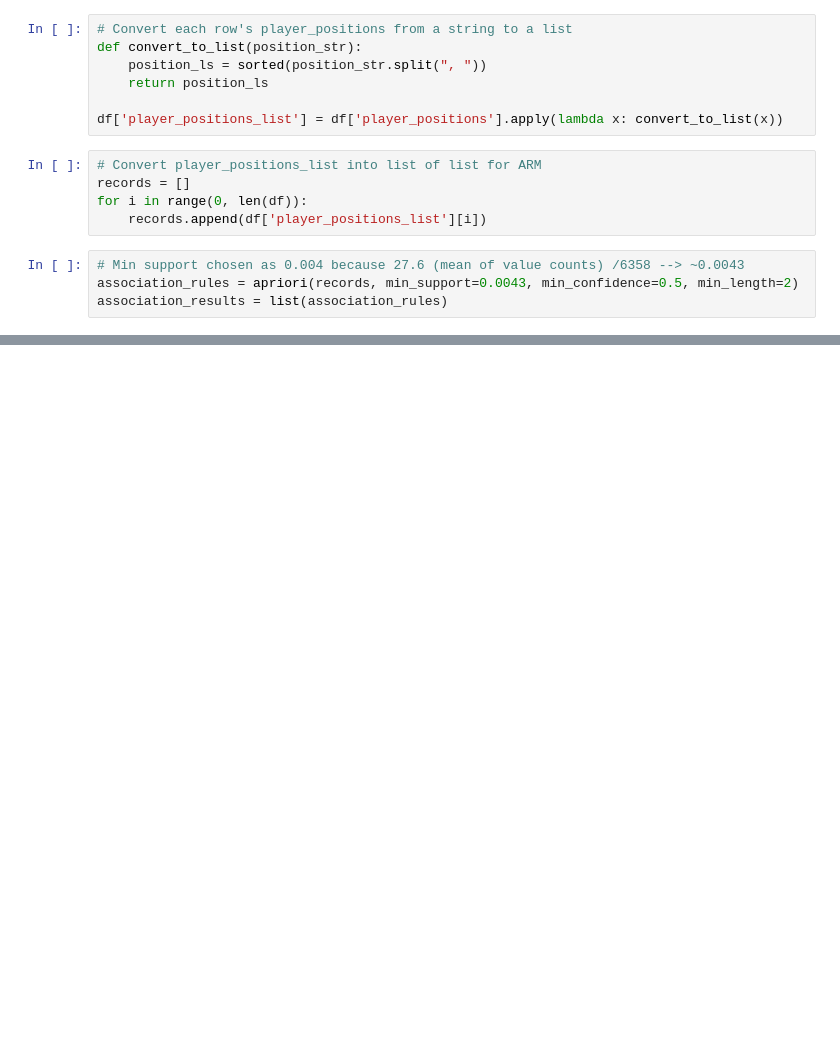
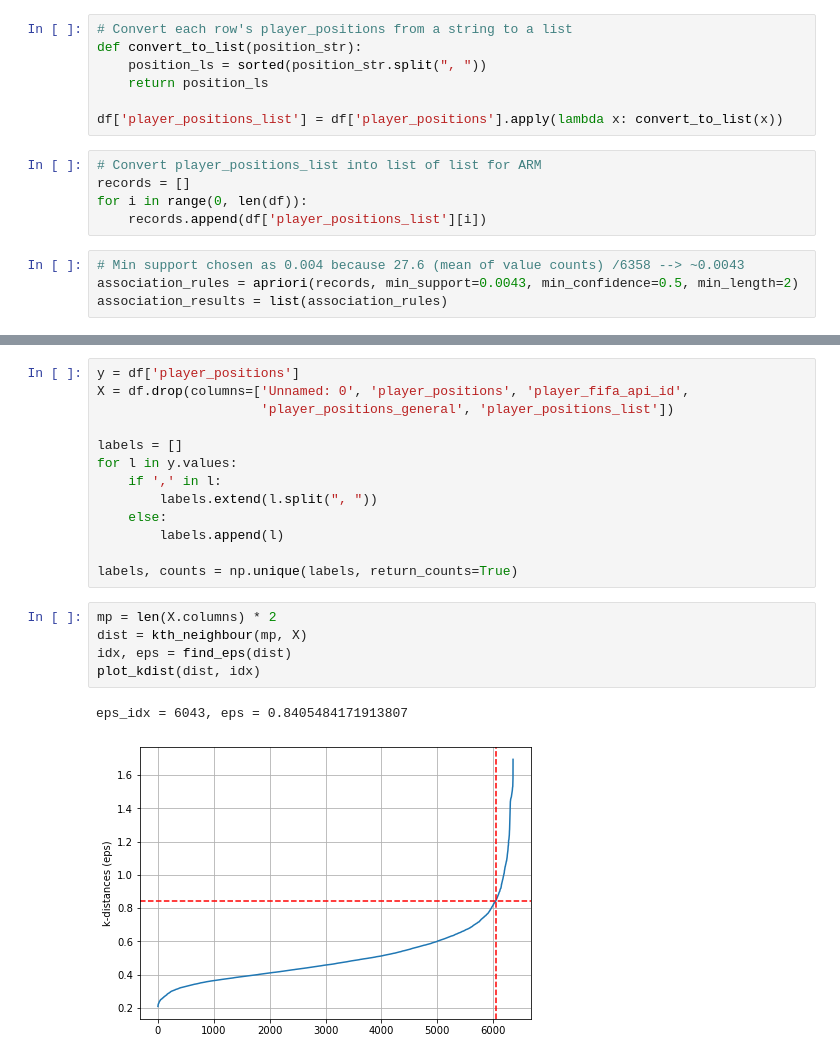
Before and after one commit to limxuanyu127/Soccer-Player-Attributes-Comparison, a Jupyter notebook: fifa_similarity_search/Clustering/association-rule-mining.ipynb, the cells around one changed output, grey strips where cells are left out. Cells and saved outputs as stored; diff of their text form; blank space fills up the shorter version.

```diff
--- a/fifa_similarity_search/Clustering/association-rule-mining.ipynb
+++ b/fifa_similarity_search/Clustering/association-rule-mining.ipynb
@@ -83,0 +156,21 @@ arm_df
+# %%
+y = df['player_positions']
+X = df.drop(columns=['Unnamed: 0', 'player_positions', 'player_fifa_api_id',
+                     'player_positions_general', 'player_positions_list'])
+
+labels = []
+for l in y.values:
+    if ',' in l:
+        labels.extend(l.split(", "))
+    else:
+        labels.append(l)
+
+labels, counts = np.unique(labels, return_counts=True)
+# %%
+mp = len(X.columns) * 2
+dist = kth_neighbour(mp, X)
+idx, eps = find_eps(dist)
+plot_kdist(dist, idx)
+# %% [output]
+eps_idx = 6043, eps = 0.8405484171913807
+[figure, added]
```
Also changed, not shown: parts of 10 cells of this notebook.
